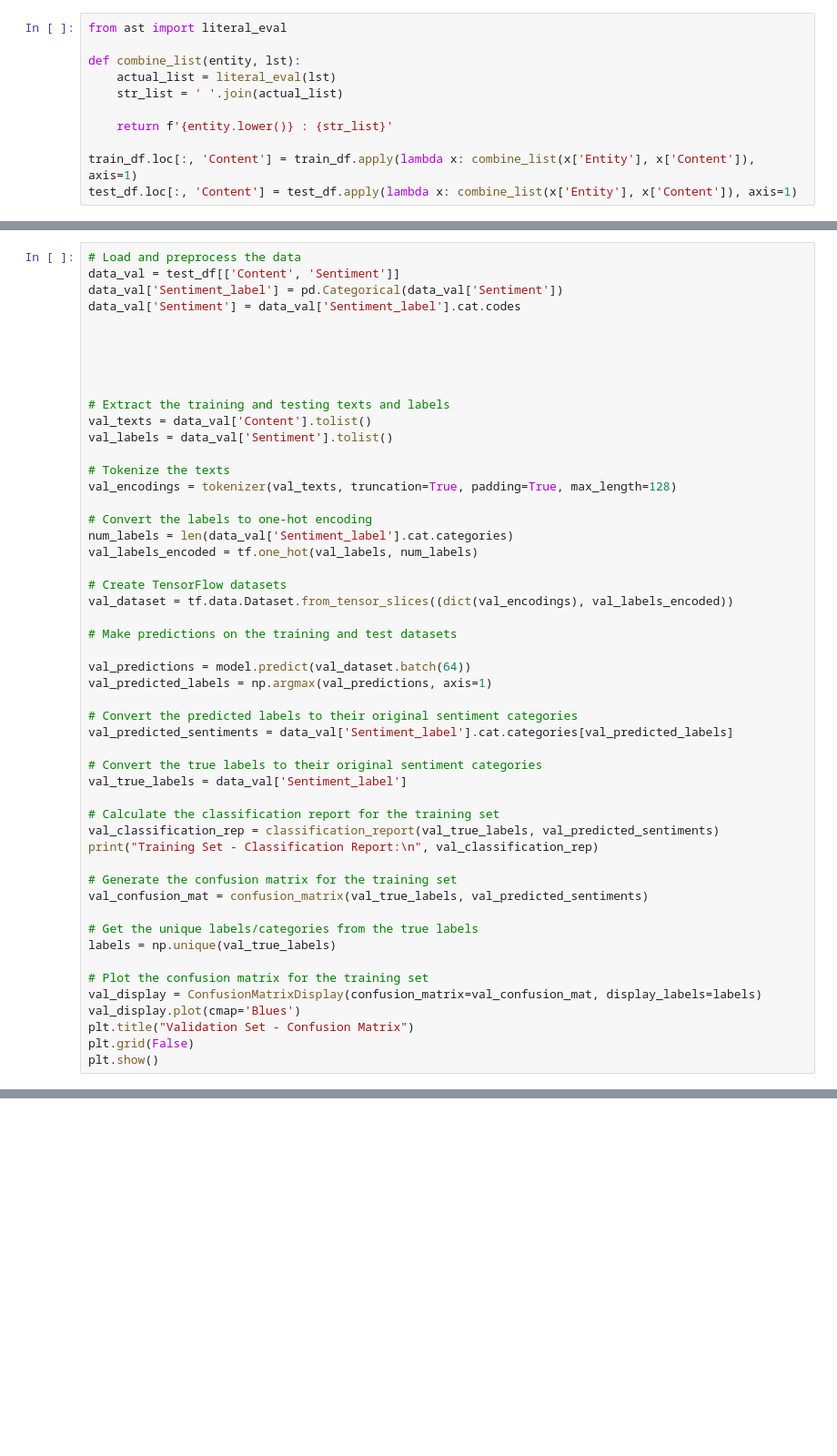
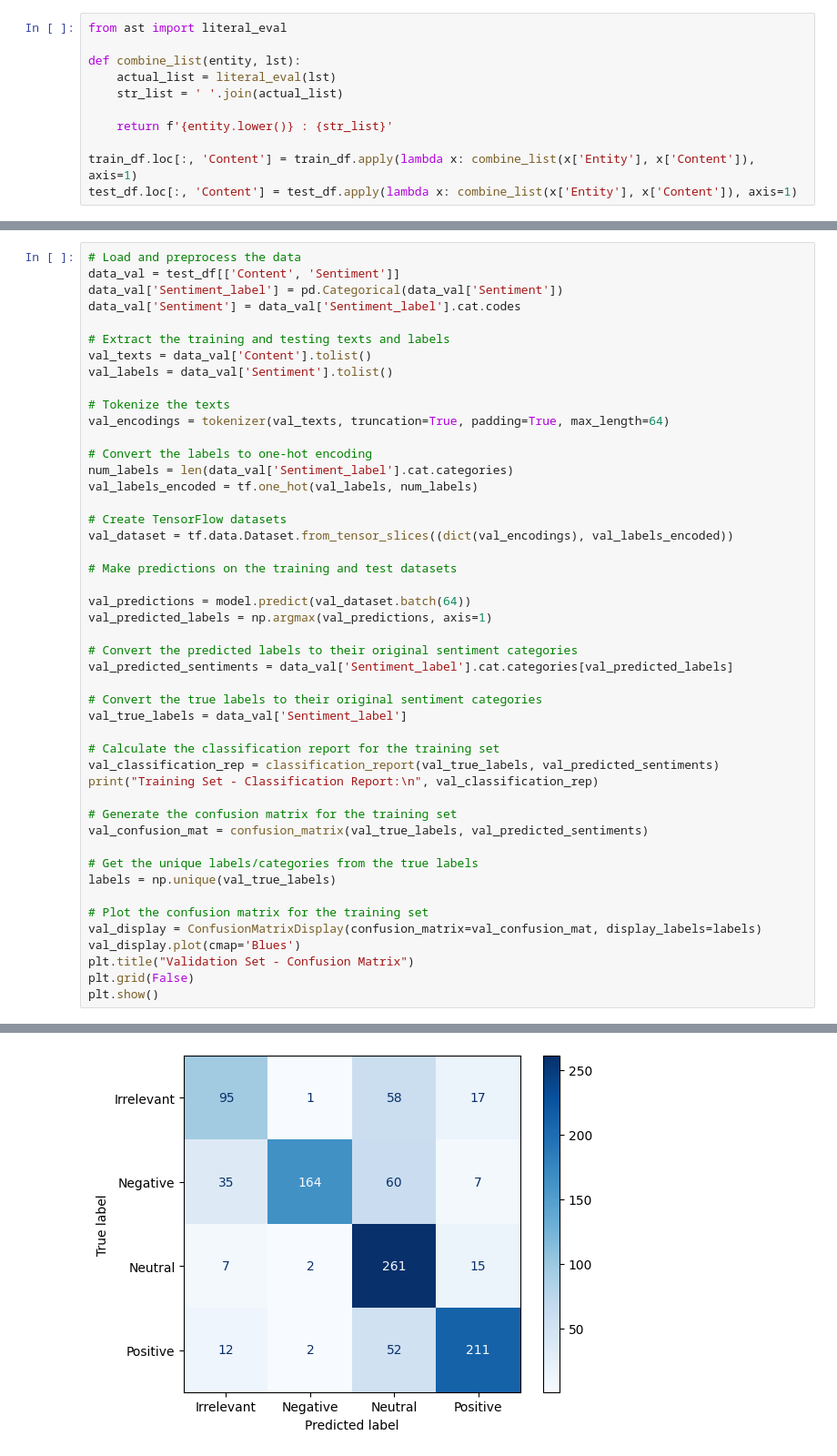
Before and after one commit to andrianang/DistilBert, a Jupyter notebook: Copy_of_XLNet.ipynb, the cells around one changed output, grey strips where cells are left out. Shown at 91% size. Cells and saved outputs as stored; diff of their text form; blank space fills up the shorter version.

```diff
--- a/Copy_of_XLNet.ipynb
+++ b/Copy_of_XLNet.ipynb
@@ -835,16 +918,12 @@ data_val = test_df[['Content', 'Sentiment']]
 data_val['Sentiment_label'] = pd.Categorical(data_val['Sentiment'])
 data_val['Sentiment'] = data_val['Sentiment_label'].cat.codes
 
-
-
-
-
 # Extract the training and testing texts and labels
 val_texts = data_val['Content'].tolist()
 val_labels = data_val['Sentiment'].tolist()
 
 # Tokenize the texts
-val_encodings = tokenizer(val_texts, truncation=True, padding=True, max_length=128)
+val_encodings = tokenizer(val_texts, truncation=True, padding=True, max_length=64)
 
 # Convert the labels to one-hot encoding
 num_labels = len(data_val['Sentiment_label'].cat.categories)
@@ -880,3 +959,4 @@ val_display.plot(cmap='Blues')
 plt.title("Validation Set - Confusion Matrix")
 plt.grid(False)
 plt.show()
+# %% [output]
@@ -882,0 +976 @@ plt.show()
+[figure, added]
```
Also changed, not shown: parts of 6 cells of this notebook, 3 other files.
